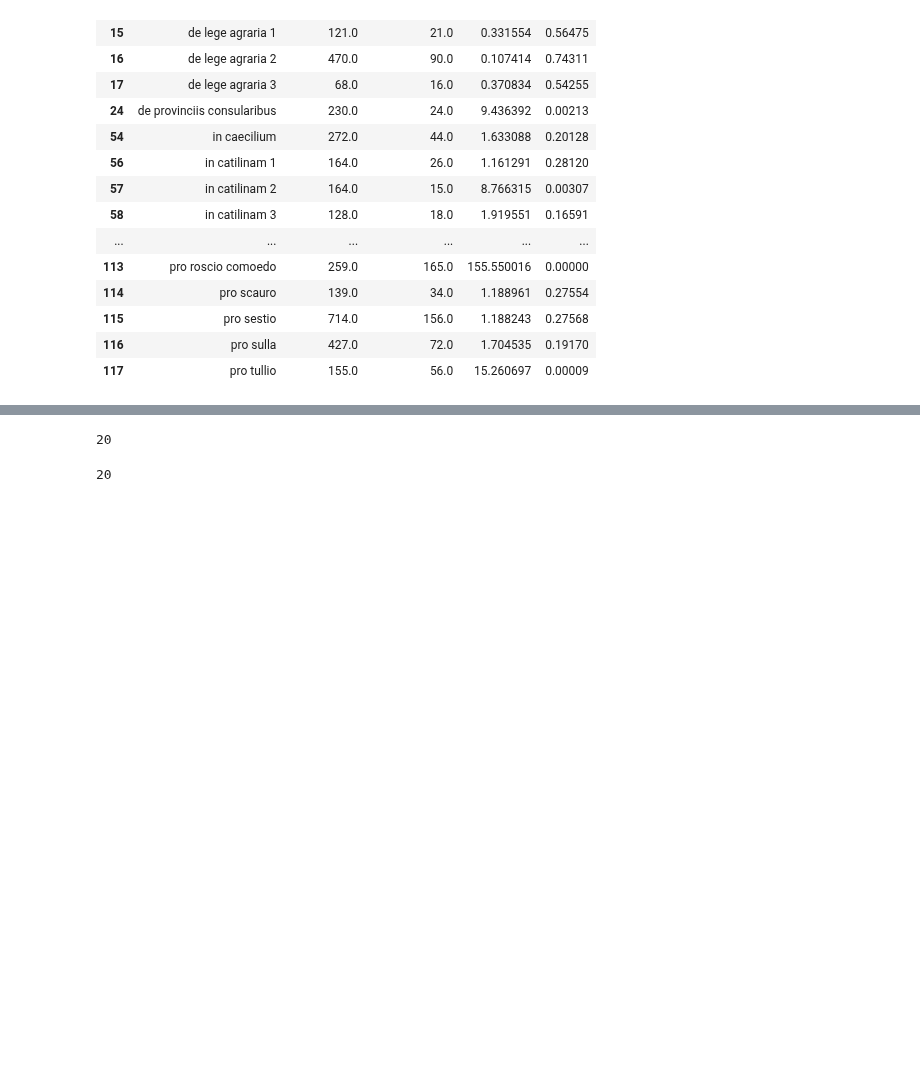
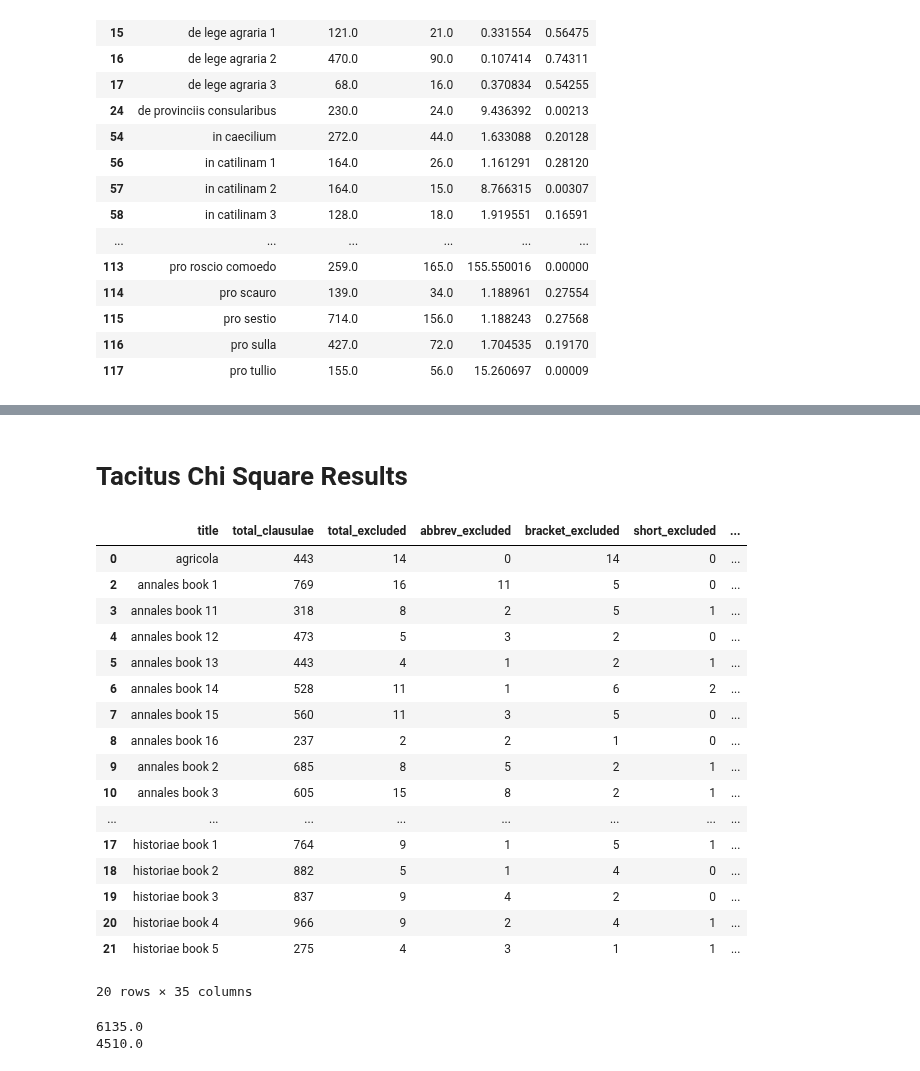
Before and after one commit to TylerKirby/latin-prose-rhythm, a Jupyter notebook: notebooks/chi_square_contingency_test.ipynb, the cells around one changed output, grey strips where cells are left out. Cells and saved outputs as stored; diff of their text form; code cells hidden in the pictures; blank space fills up the shorter version.

```diff
--- a/notebooks/chi_square_contingency_test.ipynb
+++ b/notebooks/chi_square_contingency_test.ipynb
@@ -185,8 +131,27 @@ artistic_rhythms = [
-# %%
-len(a)
-# %% [output]
-20
-# %%
-len(artistic_rhythms)
-# %% [output]
-20
+# %% [markdown]
+# Tacitus Chi Square Results
+# %%
+tacitus_df = pd.read_csv('../data/tacitus_df.csv')
+exclude = ['annales', 'historiae']
+tacitus_df = tacitus_df.loc[~tacitus_df['title'].isin(exclude)]
+# %%
+tacitus_df
+# %% [output]
+|  | title | total_clausulae | total_excluded | abbrev_excluded | bracket_excluded | short_excluded | ... |
+| 0 | agricola | 443 | 14 | 0 | 14 | 0 | ... |
+| 2 | annales book 1 | 769 | 16 | 11 | 5 | 0 | ... |
+| 3 | annales book 11 | 318 | 8 | 2 | 5 | 1 | ... |
+| 4 | annales book 12 | 473 | 5 | 3 | 2 | 0 | ... |
+| 5 | annales book 13 | 443 | 4 | 1 | 2 | 1 | ... |
+| 6 | annales book 14 | 528 | 11 | 1 | 6 | 2 | ... |
+| 7 | annales book 15 | 560 | 11 | 3 | 5 | 0 | ... |
+| 8 | annales book 16 | 237 | 2 | 2 | 1 | 0 | ... |
+| 9 | annales book 2 | 685 | 8 | 5 | 2 | 1 | ... |
+| 10 | annales book 3 | 605 | 15 | 8 | 2 | 1 | ... |
+| ... | ... | ... | ... | ... | ... | ... | ... |
+| 17 | historiae book 1 | 764 | 9 | 1 | 5 | 1 | ... |
+| 18 | historiae book 2 | 882 | 5 | 1 | 4 | 0 | ... |
+| 19 | historiae book 3 | 837 | 9 | 4 | 2 | 0 | ... |
+| 20 | historiae book 4 | 966 | 9 | 2 | 4 | 1 | ... |
+| 21 | historiae book 5 | 275 | 4 | 3 | 1 | 1 | ... |
+20 rows × 35 columns
@@ -192,0 +160,8 @@ len(artistic_rhythms)
+# %%
+total_artistic = tacitus_contingency['total_artistic'].sum()
+total_unartistic = tacitus_contingency['total_unartistic'].sum()
+print(total_artistic)
+print(total_unartistic)
+# %% [output]
+6135.0
+4510.0
```
Also changed, not shown: parts of 20 cells of this notebook.
